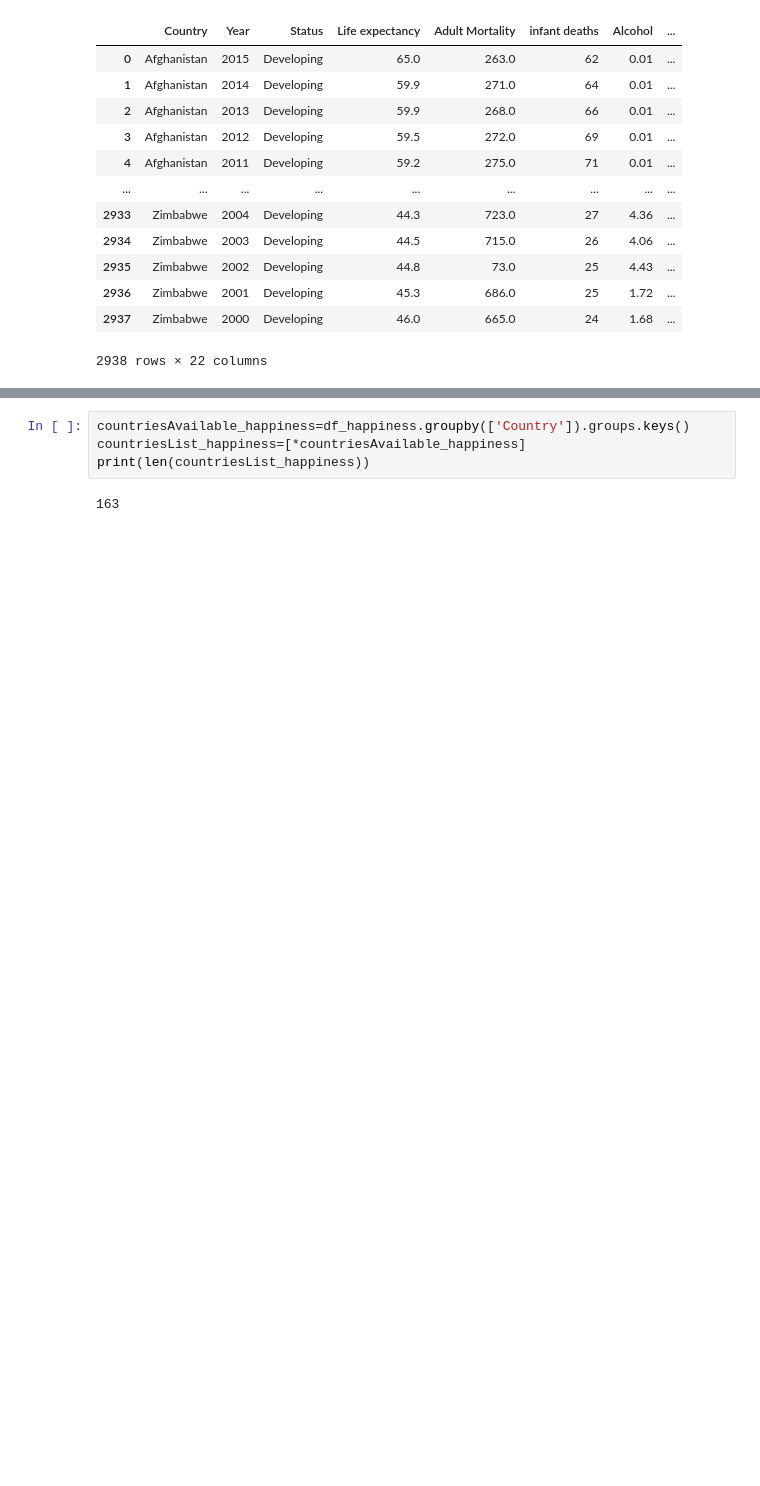
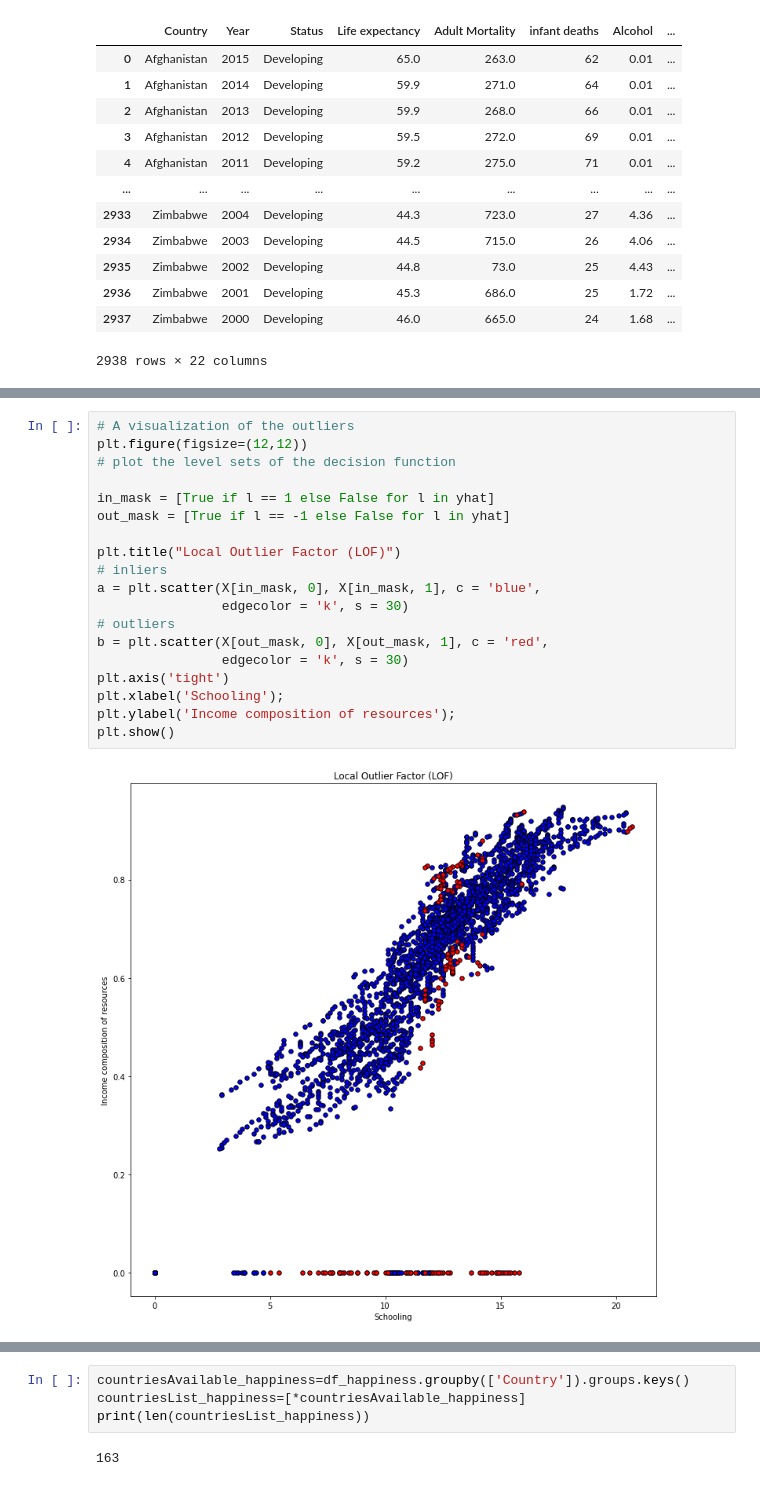
Before and after one commit to gskhaled/data-engineering-project, a Jupyter notebook: project.ipynb, the cells around one changed output, grey strips where cells are left out. Saved outputs shown, nothing was run; the diff lists cells and outputs as text; blank space fills up the shorter version.

```diff
--- a/project.ipynb
+++ b/project.ipynb
@@ -191,3 +164,24 @@ df_lifeExpectancy
+# %%
+# A visualization of the outliers
+plt.figure(figsize=(12,12))
+# plot the level sets of the decision function
+
+in_mask = [True if l == 1 else False for l in yhat]
+out_mask = [True if l == -1 else False for l in yhat]
+
+plt.title("Local Outlier Factor (LOF)")
+# inliers
+a = plt.scatter(X[in_mask, 0], X[in_mask, 1], c = 'blue',
+                edgecolor = 'k', s = 30)
+# outliers
+b = plt.scatter(X[out_mask, 0], X[out_mask, 1], c = 'red',
+                edgecolor = 'k', s = 30)
+plt.axis('tight')
+plt.xlabel('Schooling');
+plt.ylabel('Income composition of resources');
+plt.show()
+# %% [output]
+[figure, added]
 # %%
 countriesAvailable_lifeExpectancy=df_lifeExpectancy.groupby(['Country']).groups.keys()
 countriesList_lifeExpectancy=[*countriesAvailable_lifeExpectancy]
```
Also changed, not shown: parts of 27 cells of this notebook.
